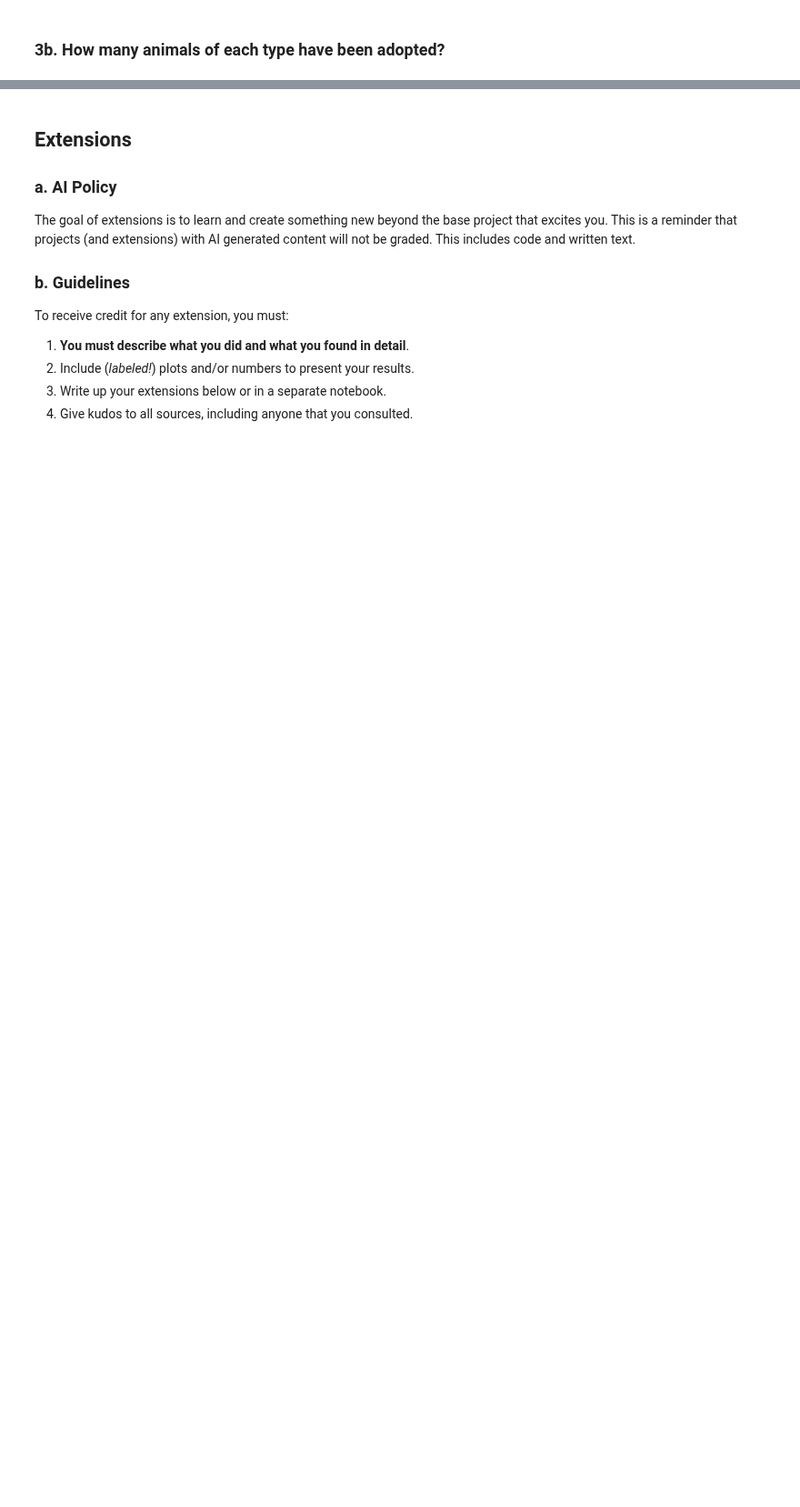
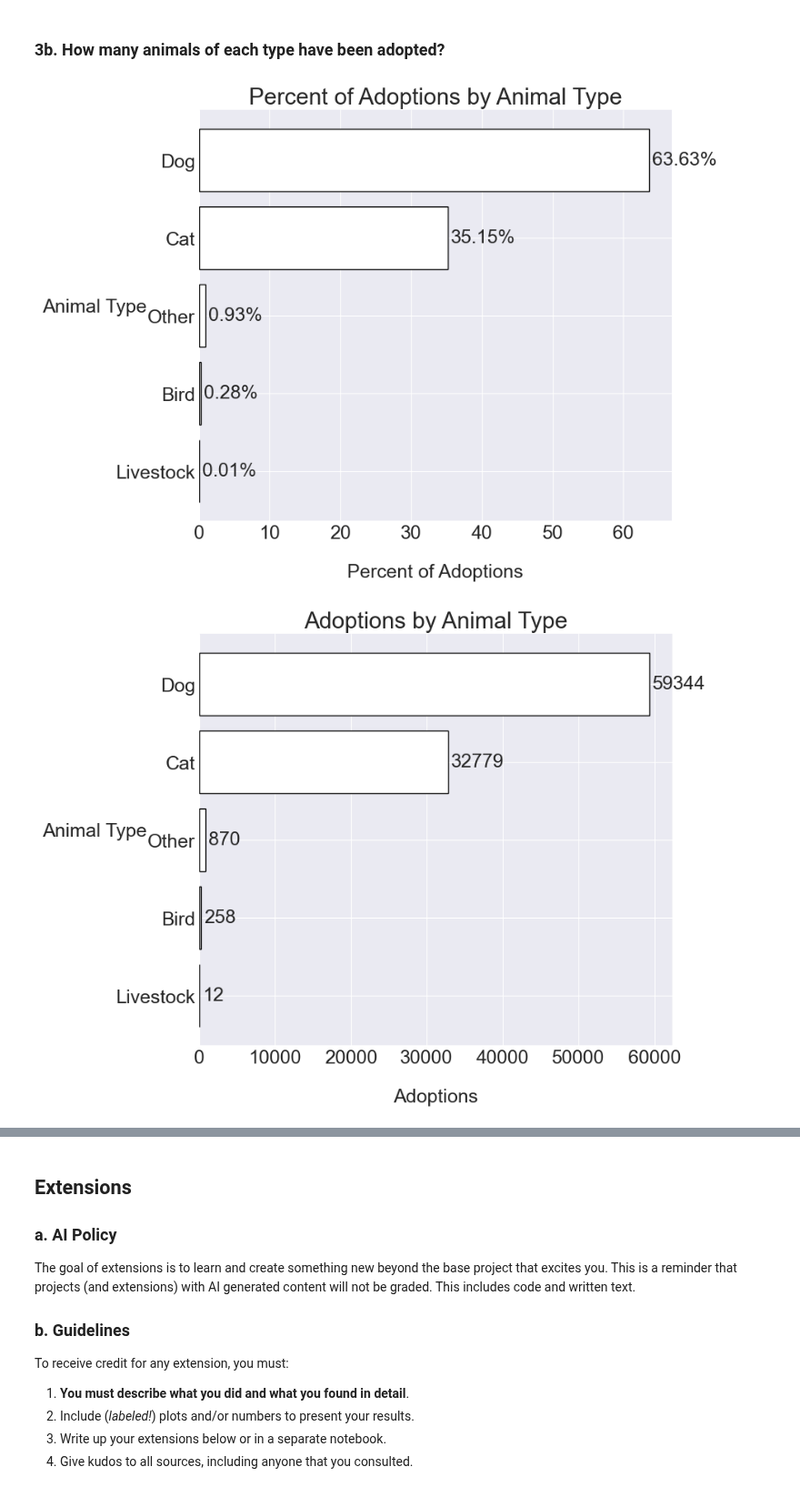
Before and after one commit to schiffinor/dataVisualization, a Jupyter notebook: Project2/exploratory_data_analysis.ipynb, the cells around one changed output, grey strips where cells are left out. Shown at 91% size. Drawn from its saved outputs; the diff is of its cells as text; code cells hidden in the pictures; blank space fills up the shorter version.

```diff
--- a/Project2/exploratory_data_analysis.ipynb
+++ b/Project2/exploratory_data_analysis.ipynb
@@ -476,2 +483,12 @@ charts.sidebarplot(values=counts, labels=levels, title='Arrivals to the Shelter
 # %% [markdown]
 ### 3b. How many animals of each type have been adopted?
+# %%
+austinData.reset_dataset()
+austinData.filter('outcome', 'Adoption', "==")
+counts, levels = austinAnalysis.cat_count('animal_type')
+
+charts.sidebarplot(values=counts, labels=levels, title='Percent of Adoptions by Animal Type', sort_by='value', figsize=(8, 7), format_as="percent")
+charts.sidebarplot(values=counts, labels=levels, title='Adoptions by Animal Type', sort_by='value', figsize=(8, 7))
+# %% [output]
+[figure, added]
+[figure, added]
```
Also changed, not shown: parts of 8 cells of this notebook, 4 other files.
